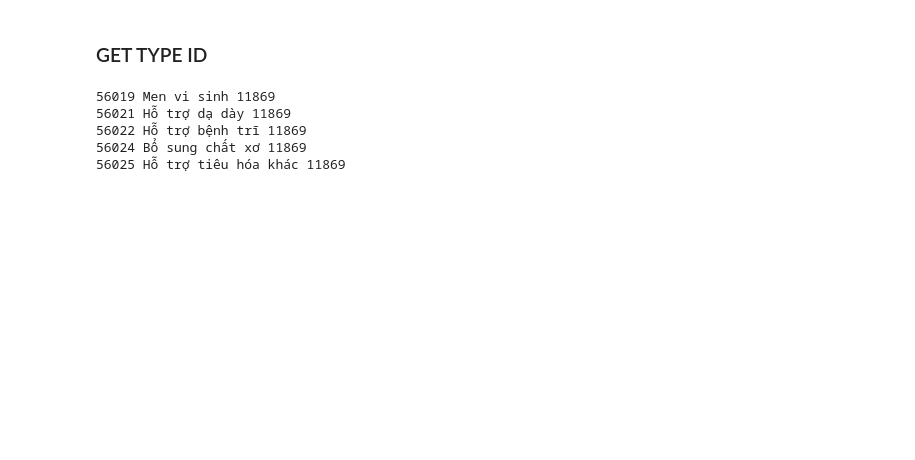
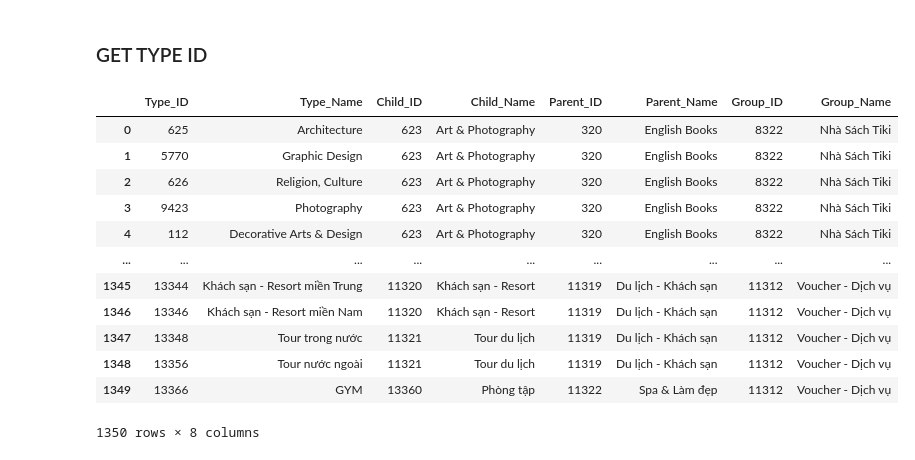
Before and after one commit to KieTuaNguyen/ETL_FinalYearProject, a Jupyter notebook: Tiki/APIProcess.ipynb, the cells around one changed output. Saved outputs shown, nothing was run; the diff lists cells and outputs as text; code cells hidden in the pictures; blank space fills up the shorter version.

Commit message:
Tiki_Automatically extracting Type Information from Tiki API

```diff
--- a/Tiki/APIProcess.ipynb
+++ b/Tiki/APIProcess.ipynb
@@ -7,7 +7,7 @@ HEADERS = {
     "User-Agent": "Mozilla/5.0 (Windows NT 10.0; Win64; x64) AppleWebKit/537.36 (KHTML, like Gecko) Chrome/121.0.0.0 Safari/537.36 Edg/121.0.0.0",
     "Accept-Language": 'en-US,en;q=0.9',
     "Accept-Encoding": "gzip, deflate, br, zstd",
-    "Referer": "https://shopee.vn/",
+    "Referer": "https://tiki.vn/",
     "From": "",
     "af-ac-enc-dat": "",
     "x-api-source": "pc"
@@ -140,30 +155,2 @@ child_category = pd.DataFrame(child_category_list, columns=["Child_ID", "Child_N
 # %% [markdown]
 ### GET TYPE ID
-# %%
-# Existing type information
-child_id = "11869"
-
-URL = "https://tiki.vn/api/v2/categories?include=children&parent_id=" + child_id
-
-response = requests.get(URL, headers=HEADERS)
-
-if response.status_code == 200:
-    data = response.json()
-else:
-    print("Failed to fetch data:", response.status_code)
-
-# Extract type data from API respone
-types = data["data"]
-type_list = []
-
-for type in types:
-    id = type["id"]
-    name = type["name"]
-    # Extract category ID from the link
-    print(id, name, child_id)
-# %% [output]
-56019 Men vi sinh 11869
-56021 Hỗ trợ dạ dày 11869
-56022 Hỗ trợ bệnh trĩ 11869
-56024 Bổ sung chất xơ 11869
-56025 Hỗ trợ tiêu hóa khác 11869
@@ -192,2 +157,45 @@ for type in types:
+# %%
+type_list = []
+
+for child_id in child_category["Child_ID"]:
+    URL = f"https://tiki.vn/api/v2/categories?parent_id={child_id}"
+    response = requests.get(URL, headers=HEADERS)
+
+    if response.status_code == 200:
+        data = response.json()
+        for type in data["data"]:
+            if "id" not in type or "name" not in type:
+                continue
+
+            id = type["id"]
+            name = type["name"]
+
+            # Get child details
+            child_details = child_category[child_category["Child_ID"] == child_id]
+            child_name = child_details["Child_Name"].values[0]
+            parent_id = child_details["Parent_ID"].values[0]
+            parent_name = child_details["Parent_Name"].values[0]
+            group_id = child_details["Group_ID"].values[0]
+            group_name = child_details["Group_Name"].values[0]
+
+            # Append row
+            type_list.append([id, name, child_id, child_name, parent_id, parent_name, group_id, group_name])
+# %%
+type = pd.DataFrame(type_list, columns=["Type_ID", "Type_Name", "Child_ID", "Child_Name", "Parent_ID", "Parent_Name", "Group_ID", "Group_Name"])
+type
+# %% [output]
+|  | Type_ID | Type_Name | Child_ID | Child_Name | Parent_ID | Parent_Name | Group_ID | Group_Name |
+| 0 | 625 | Architecture | 623 | Art & Photography | 320 | English Books | 8322 | Nhà Sách Tiki |
+| 1 | 5770 | Graphic Design | 623 | Art & Photography | 320 | English Books | 8322 | Nhà Sách Tiki |
+| 2 | 626 | Religion, Culture | 623 | Art & Photography | 320 | English Books | 8322 | Nhà Sách Tiki |
+| 3 | 9423 | Photography | 623 | Art & Photography | 320 | English Books | 8322 | Nhà Sách Tiki |
+| 4 | 112 | Decorative Arts & Design | 623 | Art & Photography | 320 | English Books | 8322 | Nhà Sách Tiki |
+| ... | ... | ... | ... | ... | ... | ... | ... | ... |
+| 1345 | 13344 | Khách sạn - Resort miền Trung | 11320 | Khách sạn - Resort | 11319 | Du lịch - Khách sạn | 11312 | Voucher - Dịch vụ |
+| 1346 | 13346 | Khách sạn - Resort miền Nam | 11320 | Khách sạn - Resort | 11319 | Du lịch - Khách sạn | 11312 | Voucher - Dịch vụ |
+| 1347 | 13348 | Tour trong nước | 11321 | Tour du lịch | 11319 | Du lịch - Khách sạn | 11312 | Voucher - Dịch vụ |
+| 1348 | 13356 | Tour nước ngoài | 11321 | Tour du lịch | 11319 | Du lịch - Khách sạn | 11312 | Voucher - Dịch vụ |
+| 1349 | 13366 | GYM | 13360 | Phòng tập | 11322 | Spa & Làm đẹp | 11312 | Voucher - Dịch vụ |
+1350 rows × 8 columns
 # %%
 # Store to test (encoding utf-8-sig to avoid BOM)
```
Also changed, not shown: parts of 3 cells of this notebook, 2 other files.
